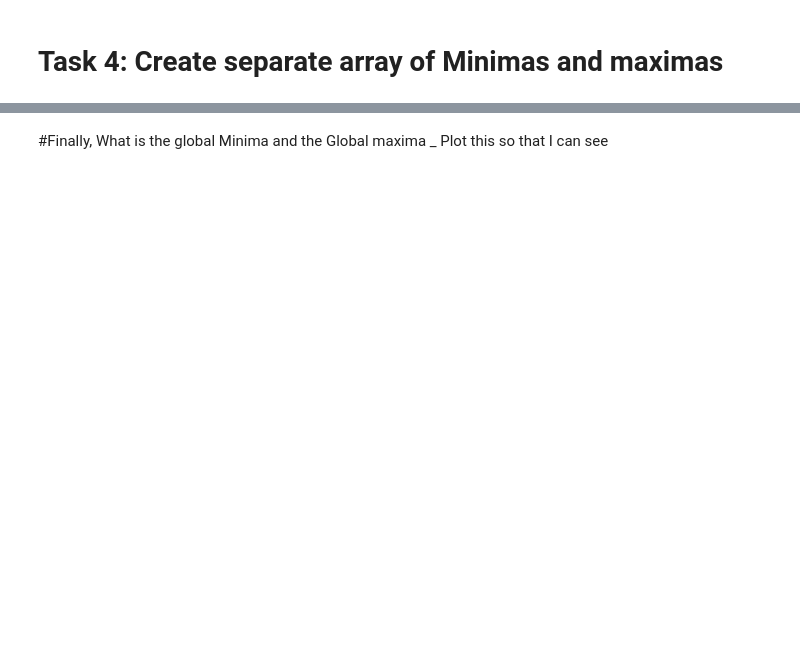
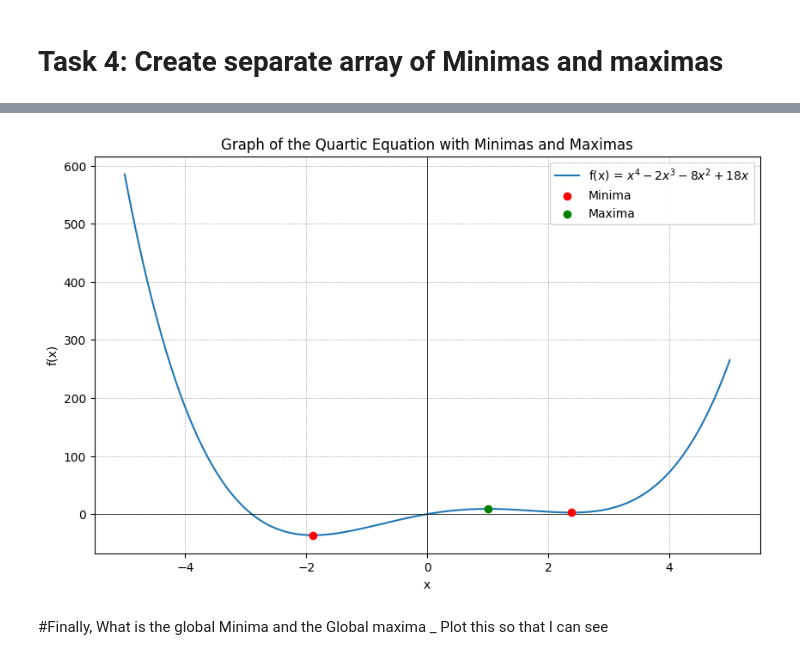
Before and after one commit to Morioh/math_for_ml, a Jupyter notebook: Calculus_Quiz_2/Mourice_Onyonyi__Quiz_2_Calculus.ipynb, the cells around one changed output, grey strips where cells are left out. Saved outputs shown, nothing was run; the diff lists cells and outputs as text; code cells hidden in the pictures; blank space fills up the shorter version.

```diff
--- a/Calculus_Quiz_2/Mourice_Onyonyi__Quiz_2_Calculus.ipynb
+++ b/Calculus_Quiz_2/Mourice_Onyonyi__Quiz_2_Calculus.ipynb
@@ -35,2 +127,59 @@ Print(f'The global minima is {}')
+# %%
+import numpy as np
+import matplotlib.pyplot as plt
+from sympy import symbols, diff, solve, lambdify
+
+# Define the symbol and quartic function
+x = symbols('x')
+f = x**4 - 2*x**3 - 8*x**2 + 18*x
+
+# Calculate the first derivative and find critical points
+f_prime = diff(f, x)
+critical_points = solve(f_prime, x)
+
+# Calculate the second derivative
+f_double_prime = diff(f_prime, x)
+
+# Arrays to store minima and maxima
+minimas = []
+maximas = []
+
+# Classify each critical point
+for point in critical_points:
+    second_derivative_value = f_double_prime.subs(x, point)
+    if second_derivative_value > 0:
+        minimas.append((float(point), float(f.subs(x, point))))
+    elif second_derivative_value < 0:
+        maximas.append((float(point), float(f.subs(x, point))))
+
+# Convert the function to a lambda for easier evaluation
+f_lambdified = lambdify(x, f, modules=['numpy'])
+
+# Generate a range of x values
+x_values = np.linspace(-5, 5, 400)
+
+# Calculate the y values based on the quartic function
+y_values = f_lambdified(x_values)
+
+# Plot the graph of the function
+plt.figure(figsize=(10, 6))
+plt.plot(x_values, y_values, label='f(x) = $x^4 - 2x^3 - 8x^2 + 18x$')
+
+# Highlight the minima and maxima
+for minima in minimas:
+    plt.scatter(*minima, color='red', zorder=5, label='Minima' if minimas.index(minima) == 0 else "")
+for maxima in maximas:
+    plt.scatter(*maxima, color='green', zorder=5, label='Maxima' if maximas.index(maxima) == 0 else "")
+
+plt.title('Graph of the Quartic Equation with Minimas and Maximas')
+plt.xlabel('x')
+plt.ylabel('f(x)')
+plt.axhline(0, color='black', lw=0.5)
+plt.axvline(0, color='black', lw=0.5)
+plt.grid(True, which='both', linestyle='--', linewidth=0.5)
+plt.legend()
+plt.show()
+# %% [output]
+[figure, added]
 # %% [markdown]
 #Finally, What is the global Minima and the Global maxima _ Plot this so that I can see
```
Also changed, not shown: parts of 11 cells of this notebook.
